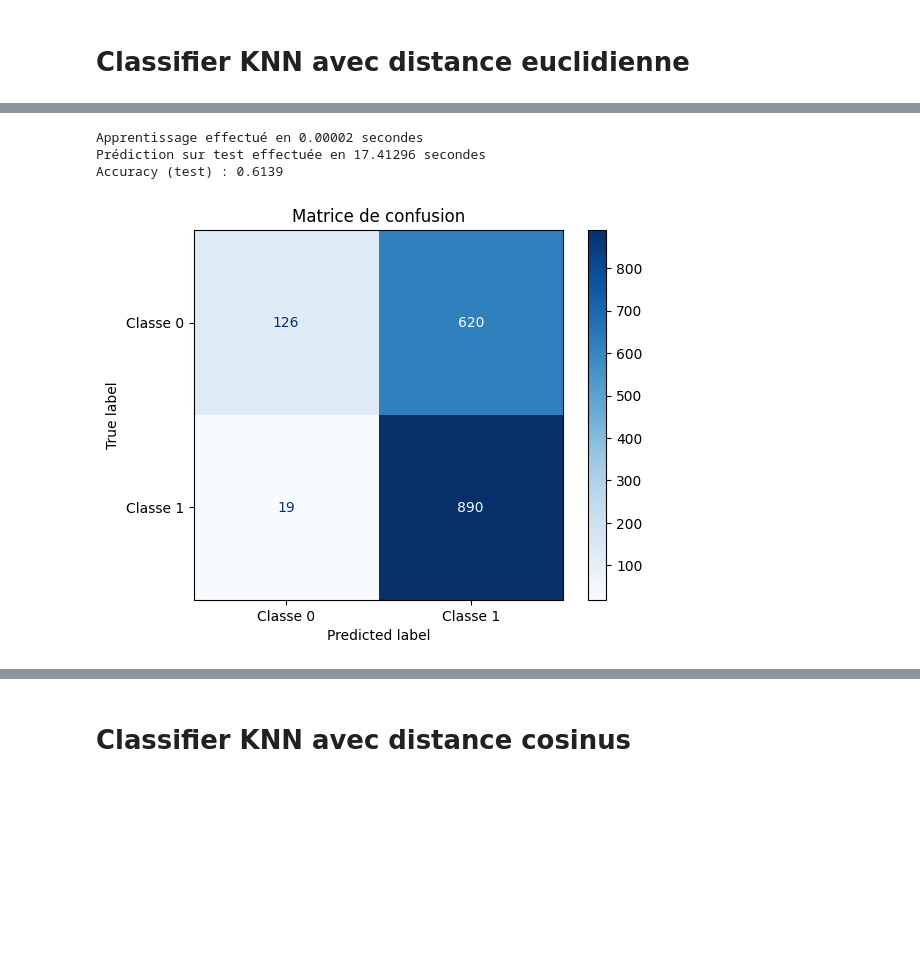
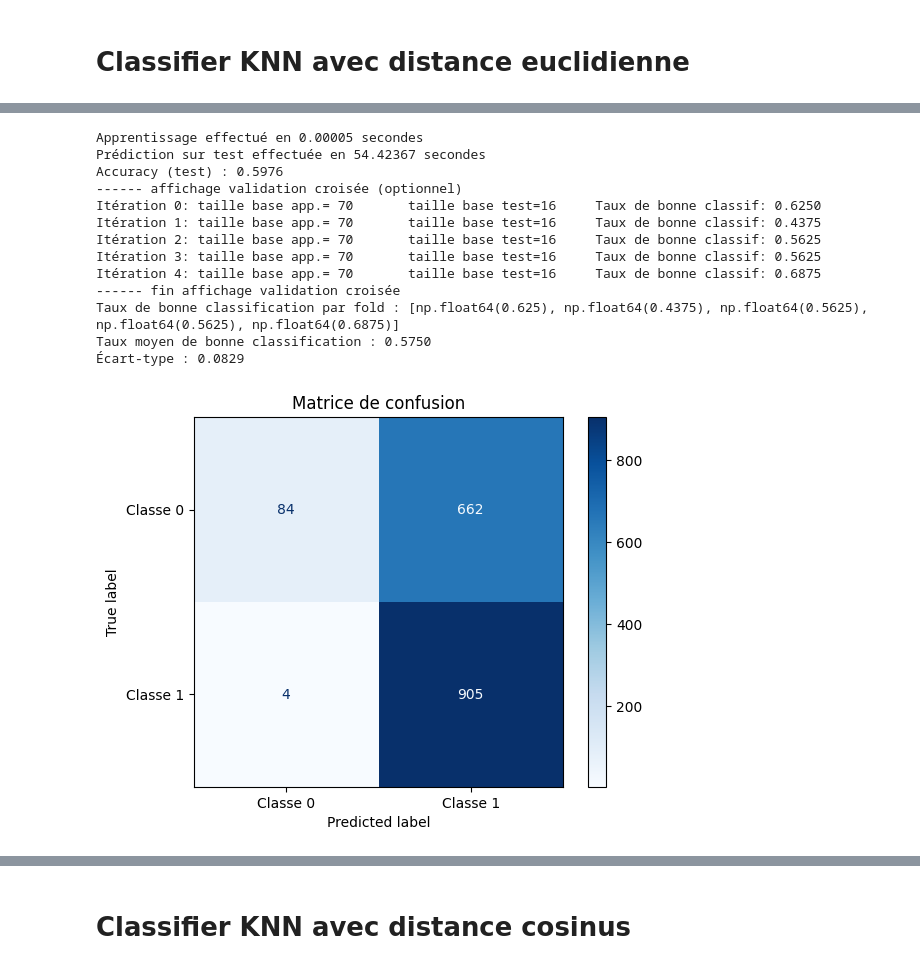
Before and after one commit to Antoine1903/Projets_Sorbonne_Universite, a Jupyter notebook: LU3IN026/miniprojet/projet-Zhang_Lecomte.ipynb, the cells around one changed output, grey strips where cells are left out. Saved outputs shown, nothing was run; the diff lists cells and outputs as text; code cells hidden in the pictures; blank space fills up the shorter version.

```diff
--- a/LU3IN026/miniprojet/projet-Zhang_Lecomte.ipynb
+++ b/LU3IN026/miniprojet/projet-Zhang_Lecomte.ipynb
@@ -1415,37 +1434,55 @@ X_test = X_test_sparse.toarray()
 # Extraction des étiquettes binaires
 y_train = df_binaire["target_bin"].to_numpy()
 y_test = df_test_bin["target_bin"].to_numpy()
 
 # Initialisation du classificateur KNN
 knn = classif.ClassifierKNN(input_dimension=X_train.shape[1], k=3)
 
 # Entraînement
 tic = time.time()
 knn.train(X_train, y_train)
 toc = time.time()
 print(f"Apprentissage effectué en {(toc - tic):.5f} secondes")
 
 # Prédiction
 tic = time.time()
 y_pred = np.array([knn.predict(x) for x in X_test])
 toc = time.time()
 print(f"Prédiction sur test effectuée en {(toc - tic):.5f} secondes")
 
 # Évaluation
 accuracy = np.mean(y_pred == y_test)
 print(f"Accuracy (test) : {accuracy:.4f}")
 
+# Validation croisée 5 folds sur l’ensemble d'entraînement binaire
+nb_folds = 5
+perf_fold, moyenne, ecart_type = ev.validation_croisee(knn, (X_train, y_train), nb_folds)
+
+print(f"Taux de bonne classification par fold : {perf_fold}")
+print(f"Taux moyen de bonne classification : {moyenne:.4f}")
+print(f"Écart-type : {ecart_type:.4f}")
+
 # ==== Matrice de confusion ====
 cm = confusion_matrix(y_test, y_pred, labels=[-1, +1])
 disp = ConfusionMatrixDisplay(confusion_matrix=cm, display_labels=["Classe 0", "Classe 1"])
 disp.plot(cmap='Blues')
 plt.title("Matrice de confusion")
 plt.show()
 # %% [output]
-Apprentissage effectué en 0.00002 secondes
-Prédiction sur test effectuée en 17.41296 secondes
-Accuracy (test) : 0.6139
+Apprentissage effectué en 0.00005 secondes
+Prédiction sur test effectuée en 54.42367 secondes
+Accuracy (test) : 0.5976
+------ affichage validation croisée (optionnel)
+Itération 0: taille base app.= 70       taille base test=16     Taux de bonne classif: 0.6250
+Itération 1: taille base app.= 70       taille base test=16     Taux de bonne classif: 0.4375
+Itération 2: taille base app.= 70       taille base test=16     Taux de bonne classif: 0.5625
+Itération 3: taille base app.= 70       taille base test=16     Taux de bonne classif: 0.5625
+Itération 4: taille base app.= 70       taille base test=16     Taux de bonne classif: 0.6875
+------ fin affichage validation croisée
+Taux de bonne classification par fold : [np.float64(0.625), np.float64(0.4375), np.float64(0.5625), np.float64(0.5625), np.float64(0.6875)]
+Taux moyen de bonne classification : 0.5750
+Écart-type : 0.0829
-[figure, old version]
+[figure, new version]
 # %%
 # =================================================================
 # Classification binare avec (Bag-of-Words Frequence) avec KNN avec distance euclidienne (k = 3) - Version 3
```
Also changed, not shown: parts of 16 cells of this notebook.
